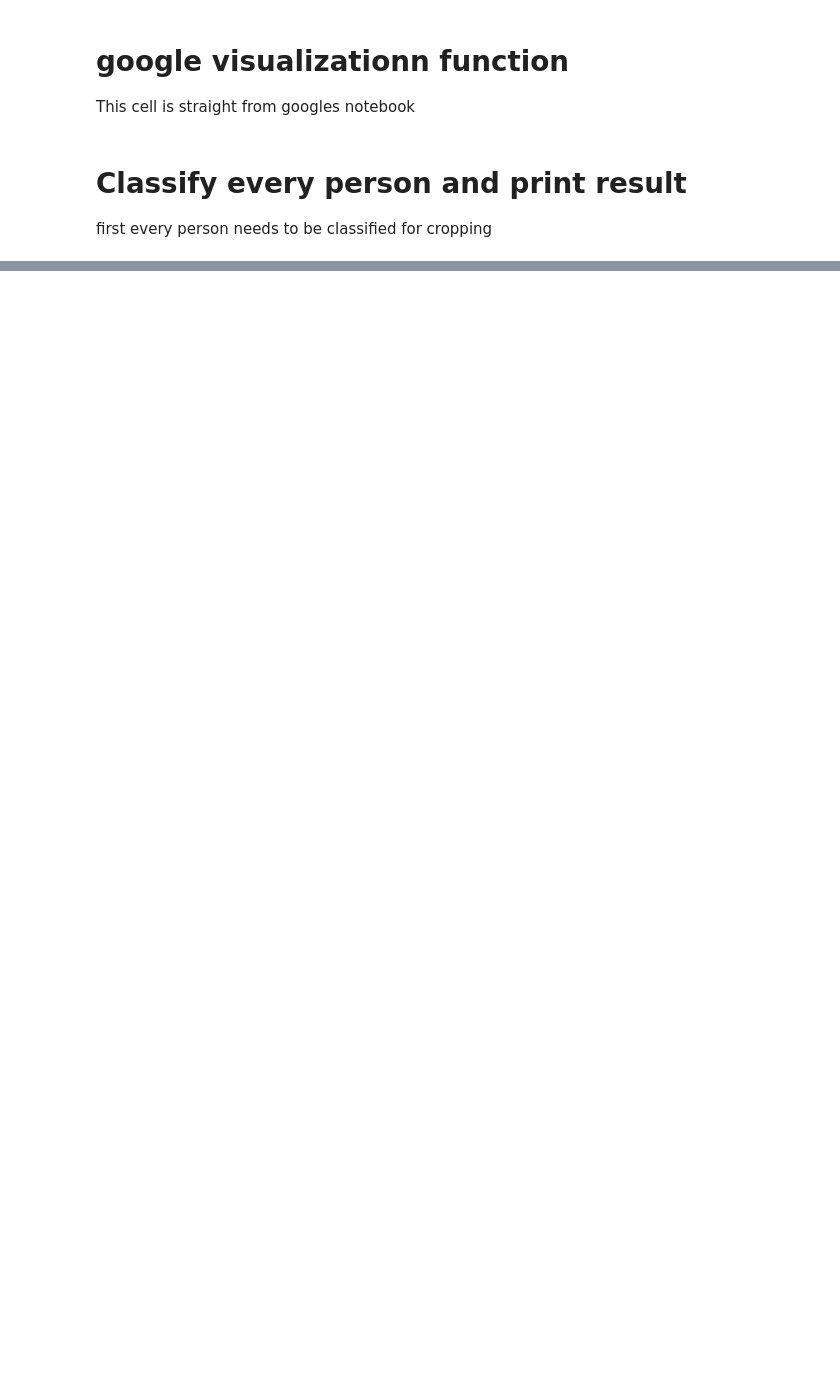
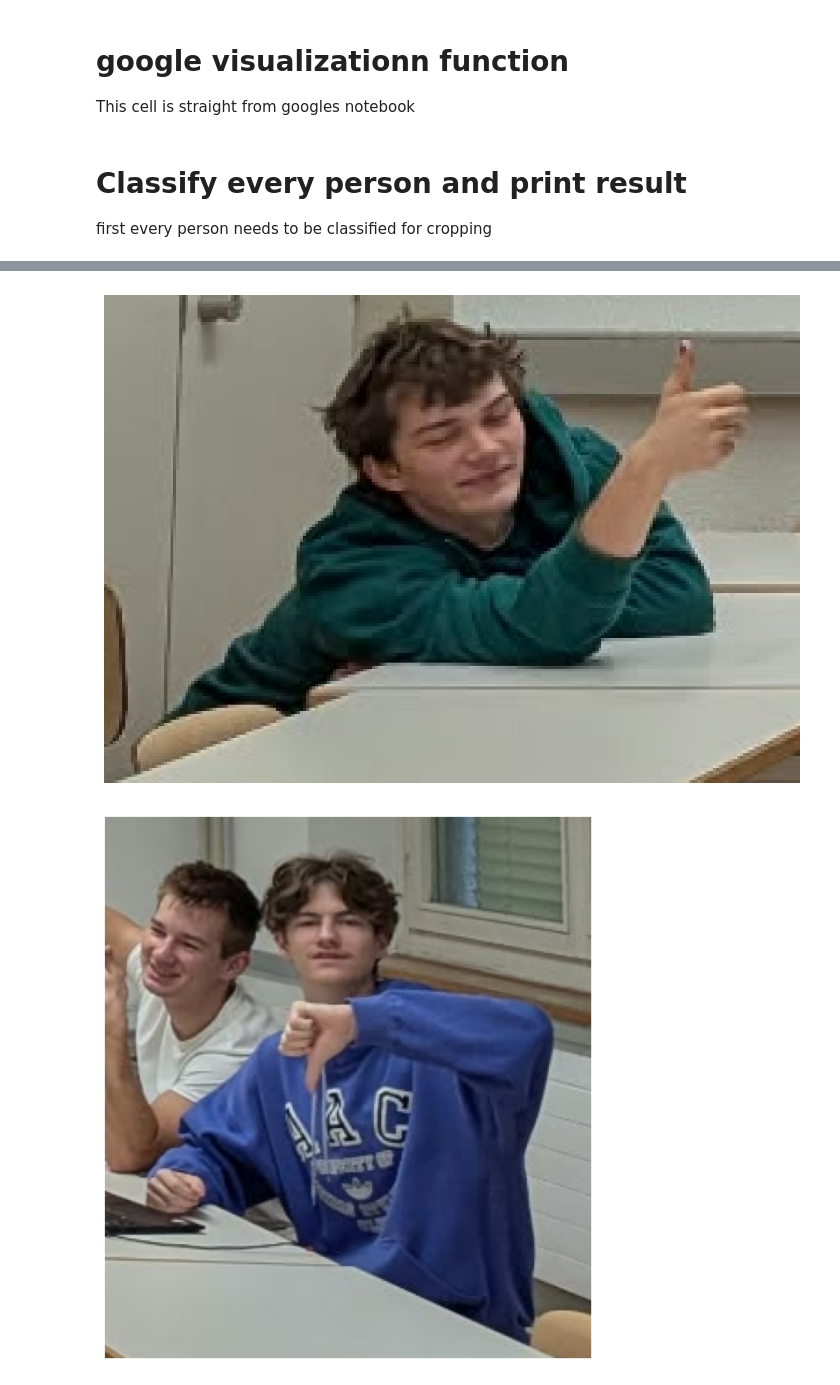
Before and after one commit to jannfrickeedu/eftag-class-vote, a Jupyter notebook: classification.ipynb, the cells around one changed output, grey strips where cells are left out. Saved outputs shown, nothing was run; the diff lists cells and outputs as text; code cells hidden in the pictures; blank space fills up the shorter version.

Commit message:
feat: add crop to notebook

```diff
--- a/classification.ipynb
+++ b/classification.ipynb
@@ -82,0 +83,26 @@ bboxs = [r.bounding_box for r in detection_result.detections]
+# %%
+from PIL import Image
+def get_crops(bboxs):
+    im = Image.open(r'resources/images/class.jpeg')
+    images =[]
+    for people in bboxs:
+        tl_x = people.origin_x - (0.1*people.width)
+        tl_y = people.origin_y - (0.1*people.height)
+        br_x = people.origin_x + people.width + (0.1*people.width)
+        br_y = people.origin_y + people.height + (0.1*people.height)
+
+        cropped_image = im.crop((tl_x, tl_y, br_x, br_y))
+        images.append(cropped_image)
+
+    return images
+
+crops = get_crops(bboxs)
+
+for image in crops:
+    plt.figure(figsize=(12, 8))
+    plt.imshow(image)
+    plt.axis("off")
+    plt.show()
+# %% [output]
+[figure, added]
+[figure, added]
```
Also changed, not shown: parts of 2 cells of this notebook, 1 other file.
